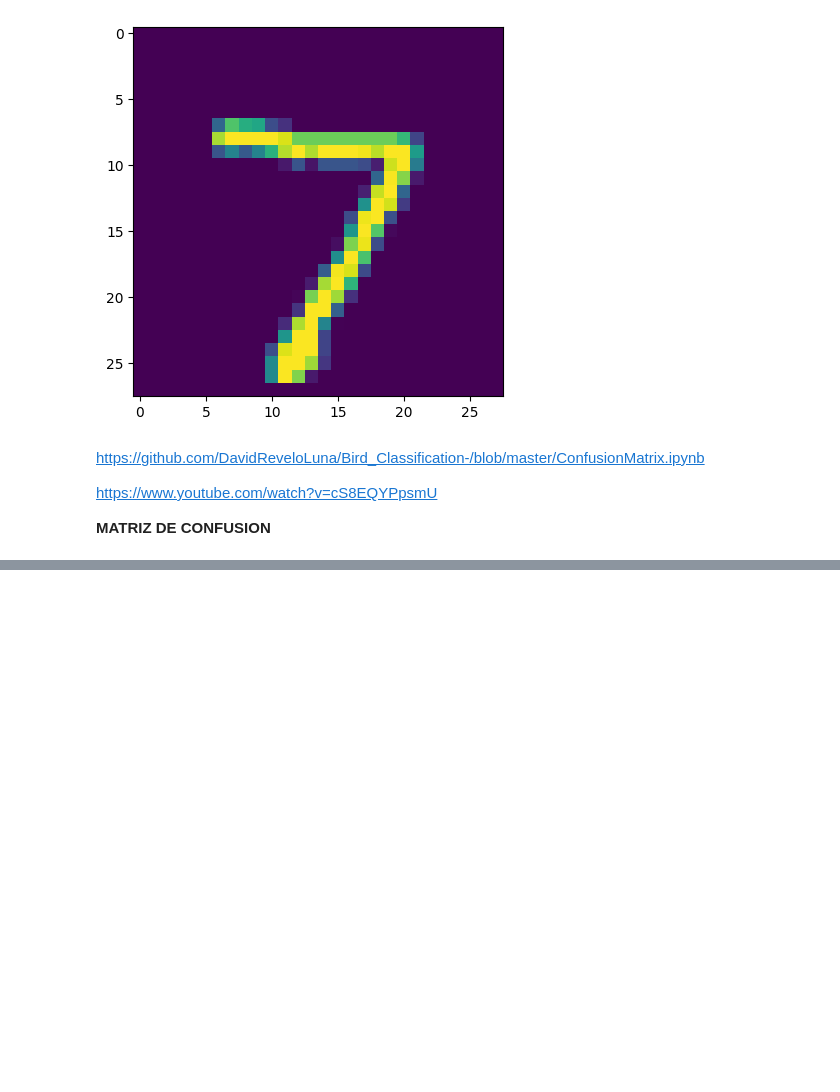
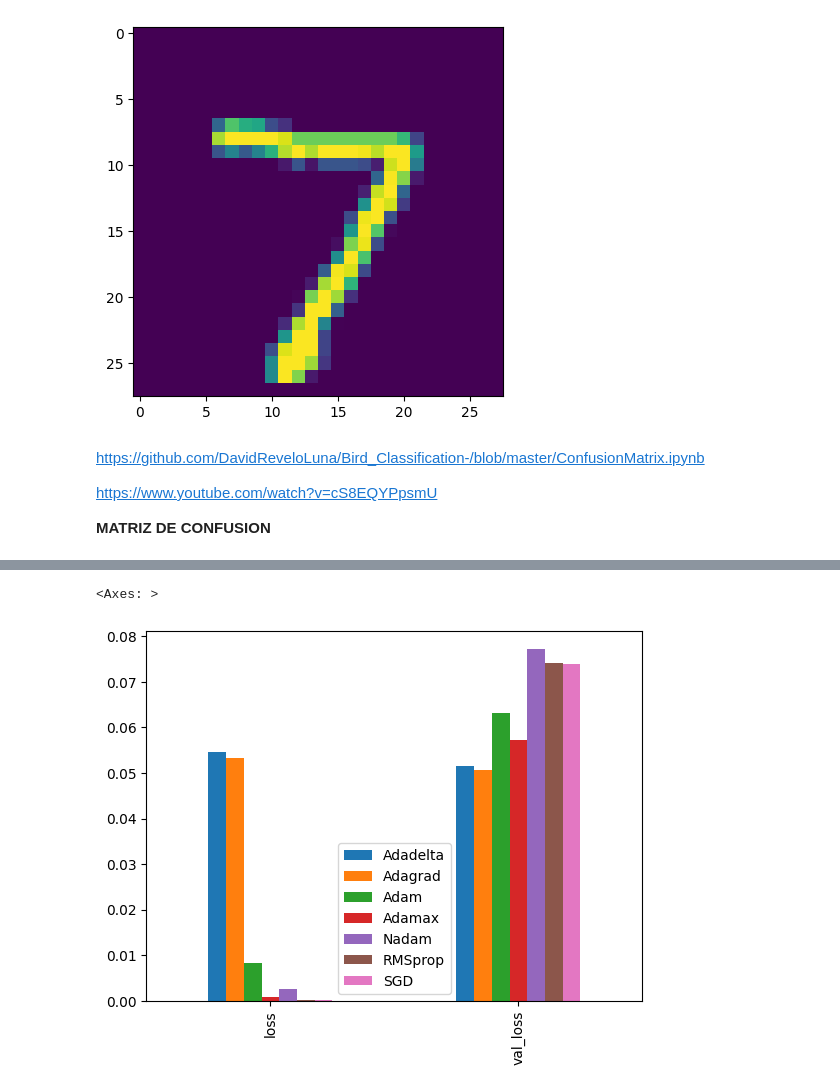
Before and after one commit to nuryduque63/final_redesneuronales, a Jupyter notebook: Grupo_Trabajo_Final_Redes_Neuronales.ipynb, the cells around one changed output, grey strips where cells are left out. Saved outputs shown, nothing was run; the diff lists cells and outputs as text; code cells hidden in the pictures; blank space fills up the shorter version.

```diff
--- a/Grupo_Trabajo_Final_Redes_Neuronales.ipynb
+++ b/Grupo_Trabajo_Final_Redes_Neuronales.ipynb
@@ -362,0 +393,11 @@ Por ejemplo si colocamos la funcion de activacion tanh y un optimizador SGD, se
+# %%
+resultados = {}
+historia = {}
+for optimizer in optimizers_list:
+  optimizer_key = str(type(optimizer).__name__) #Se copia el nombre del archivo sin su extencion
+  model.compile(optimizer= optimizer, loss= funcion_perdida , metrics= ['accuracy', 'Precision'])
+  print(optimizer_key)
+  historia[optimizer_key] = model.fit(x_train, y_train, epochs=10, batch_size=128, validation_split=0.2)
+  resultados[optimizer_key] = {}  #Diccionario anidado
+  resultados[optimizer_key]["loss"] = historia[optimizer_key].history["loss"][9]
+  resultados[optimizer_key]["val_loss"] = historia[optimizer_key].history["val_loss"][9]
@@ -362,0 +422,7 @@ Por ejemplo si colocamos la funcion de activacion tanh y un optimizador SGD, se
+# %%
+import pandas as pd
+df_results = pd.DataFrame(resultados)
+df_results.plot.bar()
+# %% [output]
+<Axes: >
+[figure, added]
```
Also changed, not shown: parts of 20 cells of this notebook.
